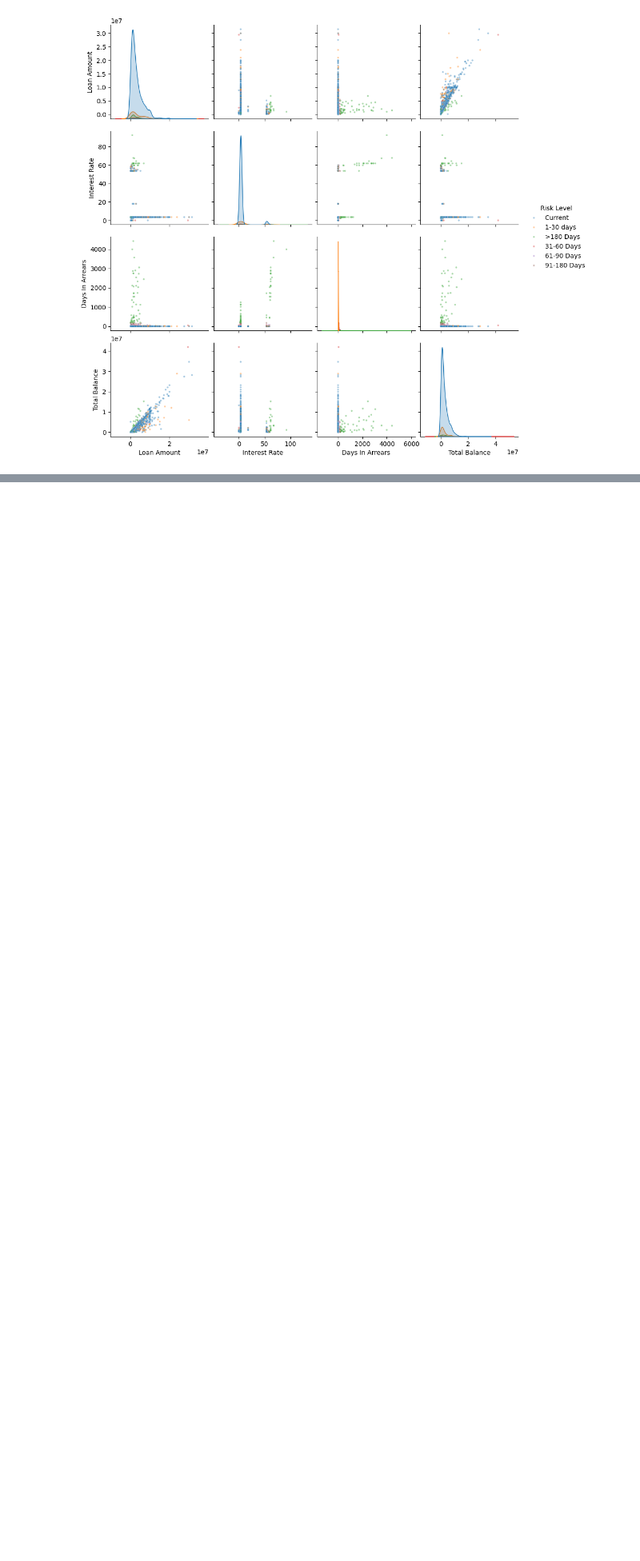
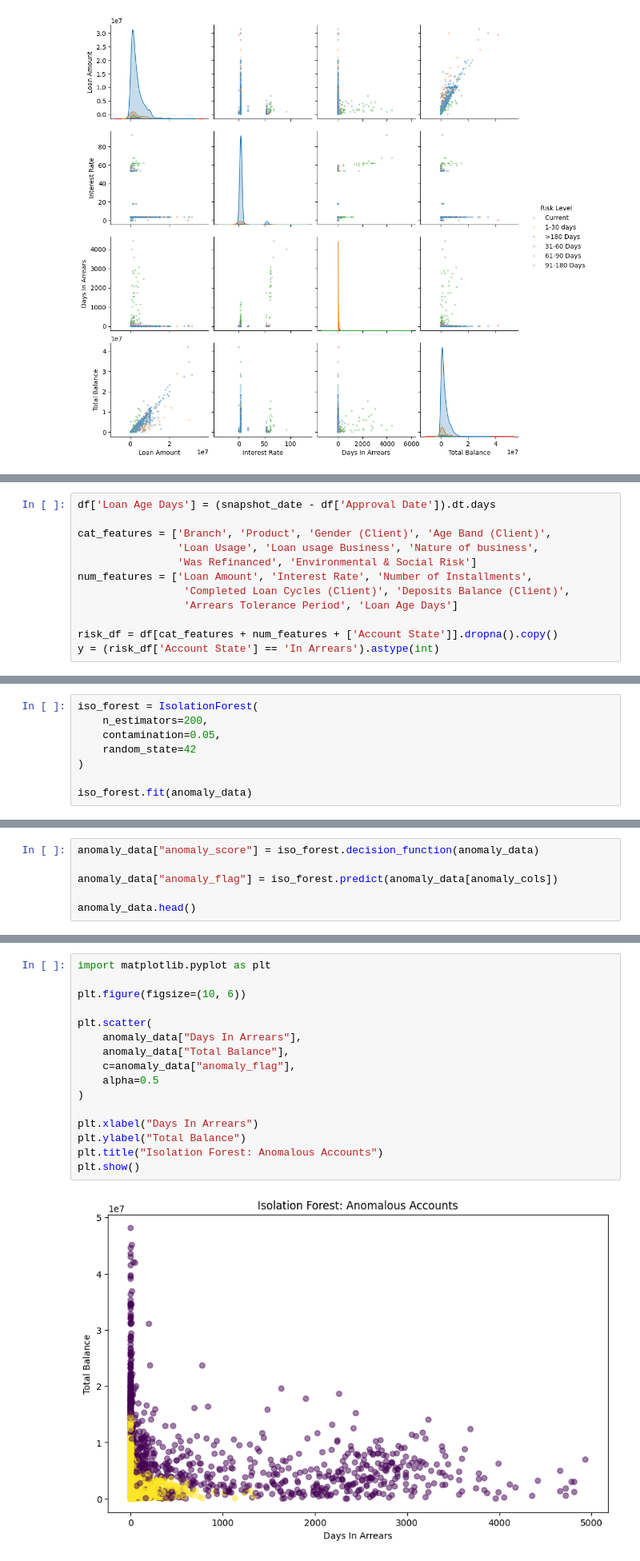
Before and after one commit to lemwaizz/DSFT_G6_Capstone, a Jupyter notebook: financial_dna.ipynb, the cells around one changed output, grey strips where cells are left out. Shown at 80% size. Drawn from its saved outputs; the diff is of its cells as text; blank space fills up the shorter version.

```diff
--- a/financial_dna.ipynb
+++ b/financial_dna.ipynb
@@ -1151,0 +1343,12 @@ plt.show()
+# %%
+df['Loan Age Days'] = (snapshot_date - df['Approval Date']).dt.days
+
+cat_features = ['Branch', 'Product', 'Gender (Client)', 'Age Band (Client)',
+                'Loan Usage', 'Loan usage Business', 'Nature of business',
+                'Was Refinanced', 'Environmental & Social Risk']
+num_features = ['Loan Amount', 'Interest Rate', 'Number of Installments',
+                 'Completed Loan Cycles (Client)', 'Deposits Balance (Client)',
+                 'Arrears Tolerance Period', 'Loan Age Days']
+
+risk_df = df[cat_features + num_features + ['Account State']].dropna().copy()
+y = (risk_df['Account State'] == 'In Arrears').astype(int)
@@ -1151,0 +1743,8 @@ plt.show()
+# %%
+iso_forest = IsolationForest(
+    n_estimators=200,
+    contamination=0.05,
+    random_state=42
+)
+
+iso_forest.fit(anomaly_data)
@@ -1151,0 +1753,6 @@ plt.show()
+# %%
+anomaly_data["anomaly_score"] = iso_forest.decision_function(anomaly_data)
+
+anomaly_data["anomaly_flag"] = iso_forest.predict(anomaly_data[anomaly_cols])
+
+anomaly_data.head()
@@ -1151,0 +1781,18 @@ plt.show()
+# %%
+import matplotlib.pyplot as plt
+
+plt.figure(figsize=(10, 6))
+
+plt.scatter(
+    anomaly_data["Days In Arrears"],
+    anomaly_data["Total Balance"],
+    c=anomaly_data["anomaly_flag"],
+    alpha=0.5
+)
+
+plt.xlabel("Days In Arrears")
+plt.ylabel("Total Balance")
+plt.title("Isolation Forest: Anomalous Accounts")
+plt.show()
+# %% [output]
+[figure, added]
```
Also changed, not shown: parts of 120 cells of this notebook, 14 other files.
